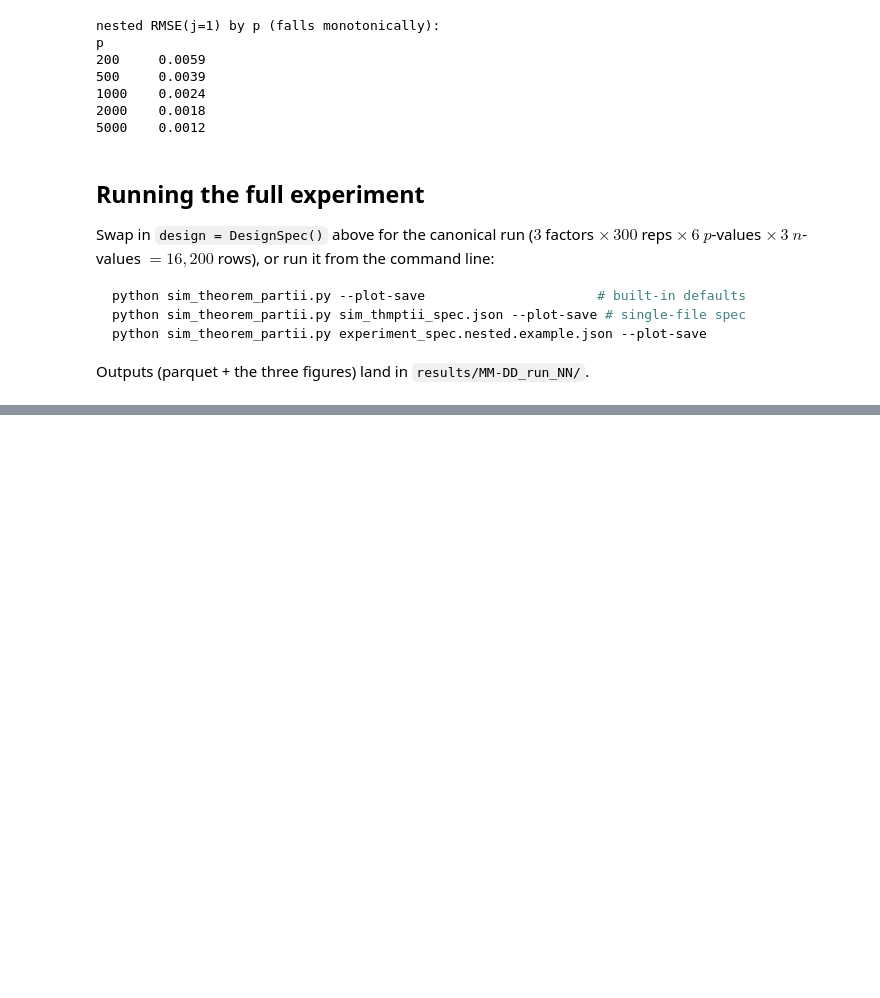
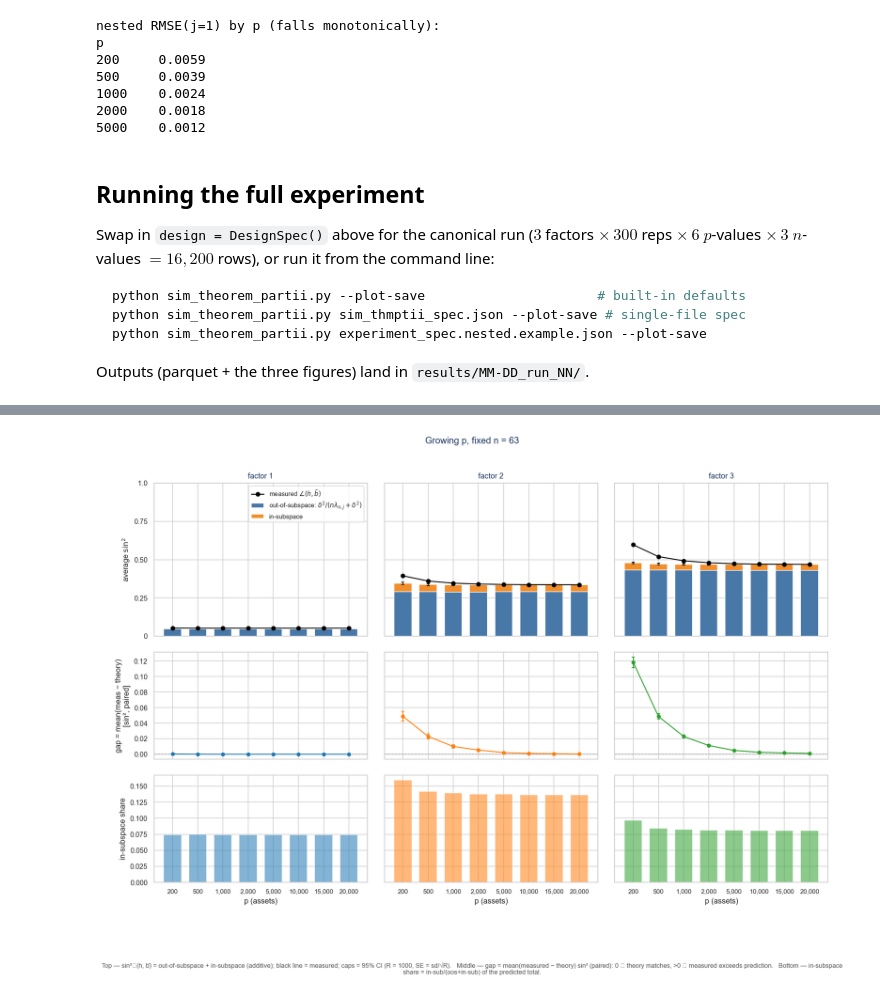
Before and after one commit to nlgac/factor_lab, a Jupyter notebook: theorem_partii_clean_heavy_tail.ipynb, the cells around one changed output, grey strips where cells are left out. Cells and saved outputs as stored; diff of their text form; code cells hidden in the pictures; blank space fills up the shorter version.

```diff
--- a/theorem_partii_clean_heavy_tail.ipynb
+++ b/theorem_partii_clean_heavy_tail.ipynb
@@ -63,9 +63,9 @@ model = ModelSpec( # canonical diagonal-Gram model but written out in full for c
     idio_vol_sampler={"distribution": "constant", "value": 0.4},  # delta = 0.4 -> delta^2 = 0.16
 )
 design = DesignSpec(                      # heavy-tailed returns sweep
-    n_values=[60],
+    n_values=[63],
     p_values=[200, 500, 1000, 2000, 5000, 10000, 15000, 20000],
-    n_reps=40,
+    n_reps=1000,
     random_seed=20260511,
     factor_return_sampler = {"distribution": "normal", "loc": 0.0, "scale": 1.0},  # Gaussian factor returns
     idio_return_sampler = {"distribution": "normal", "loc": 0.0, "scale": 1.0},    # Gaussian idiosyncratic returns
@@ -176,0 +264,30 @@ Outputs (parquet + the three figures) land in `results/MM-DD_run_NN/`.
+# %%
+# Growing p, fixed n: Eq.(17) decomposition + diagnostics (9-panel).
+
+fig, axes = plt.subplots(3, 3, figsize=(13.3, 9.6), sharex="col", sharey="row",
+                         gridspec_kw={"height_ratios": [1, 0.7, 0.7]})
+fig.subplots_adjust(left=0.08, right=0.97, top=0.90, bottom=0.17, hspace=0.13, wspace=0.08)
+cats = [f"{p:,}" for p in P_VALUES]
+for j in (1, 2, 3):
+    a = avg[avg["j"] == j].set_index("p").loc[P_VALUES]
+    decomp_panel(axes[0, j-1], cats, a["s2_meas"].to_numpy(), a["s2_oos"].to_numpy(),
+                 (a["s2_theory"] - a["s2_oos"]).to_numpy(),
+                 meas_se=a["s2_meas_se"].to_numpy(), total_se=a["s2_theory_se"].to_numpy())
+    axes[0, j-1].set_title(f"factor {j}", color=NAVY)
+    gap_panel(axes[1, j-1], cats, a["gap"].to_numpy(), a["gap_se"].to_numpy(), FACTOR_COLORS[j-1])
+    insub = (a["s2_theory"] - a["s2_oos"]).to_numpy()
+    frac_panel(axes[2, j-1], cats, insub / a["s2_theory"].to_numpy(), FACTOR_COLORS[j-1])
+    axes[2, j-1].set_xlabel("p (assets)")
+axes[0, 0].set_ylim(0, 1); axes[0, 0].set_yticks(*SIN2_TICKS); axes[0, 0].set_ylabel(r"average $\sin^2$")
+axes[1, 0].set_ylabel("gap = mean(meas − theory)\n[sin², paired]")
+axes[2, 0].set_ylabel("in-subspace share")
+axes[0, 0].legend(fontsize=8, loc="upper right")
+for ax in axes.flat:
+    ax.label_outer()
+fig.suptitle(f"Growing p, fixed n = {N_FIXED}", color=NAVY, y=0.985)
+fig.text(0.5, 0.025, CAPTION, ha="center", va="top", fontsize=8, color=GRAY, wrap=True)
+fig.savefig(OUT_DIR / "fig_decomp_growing_p.png", dpi=150, bbox_inches="tight")
+plt.close(fig)
+display(Image(filename=str(OUT_DIR / "fig_decomp_growing_p.png")))
+# %% [output]
+[figure, added]
```
Also changed, not shown: parts of 8 cells of this notebook, 6 other files.
